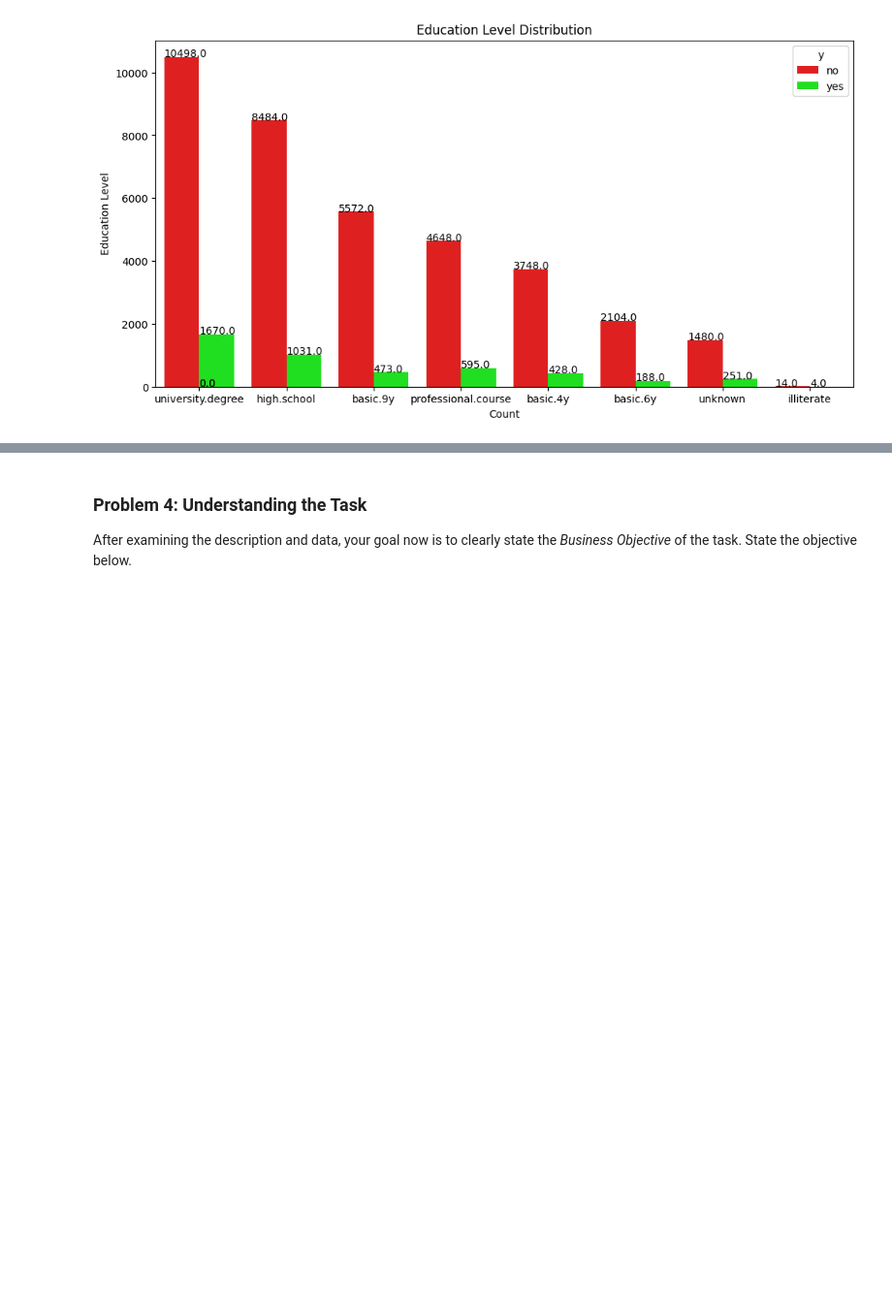
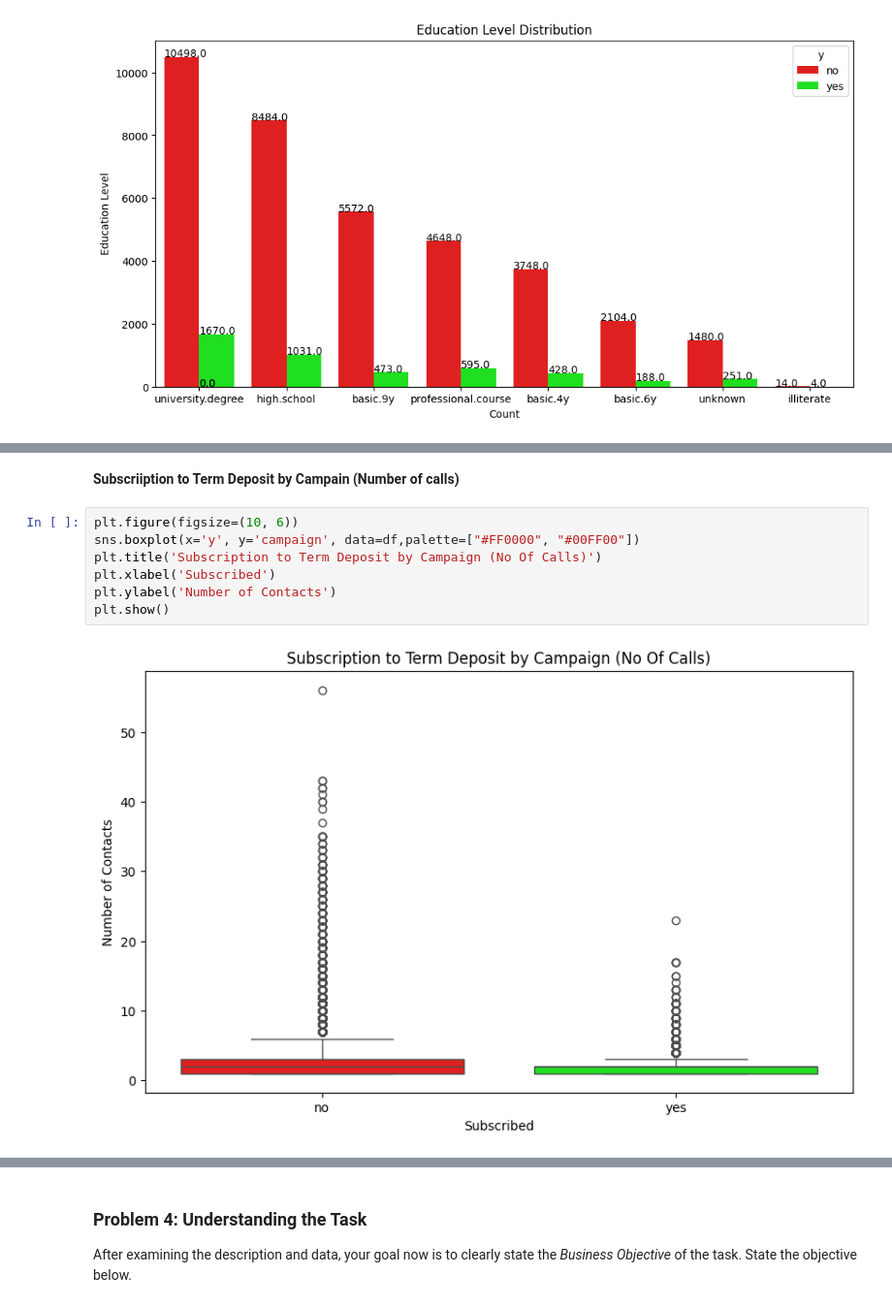
Before and after one commit to purnachand1186/bankMarketing_ML, a Jupyter notebook: prompt_III.ipynb, the cells around one changed output, grey strips where cells are left out. Shown at 97% size. Drawn from its saved outputs; the diff is of its cells as text; blank space fills up the shorter version.

```diff
--- a/prompt_III.ipynb
+++ b/prompt_III.ipynb
@@ -247,0 +244,11 @@ plt.show()
+# %% [markdown]
+**Subscriiption to Term Deposit by Campain (Number of calls)**
+# %%
+plt.figure(figsize=(10, 6))
+sns.boxplot(x='y', y='campaign', data=df,palette=["#FF0000", "#00FF00"])
+plt.title('Subscription to Term Deposit by Campaign (No Of Calls)')
+plt.xlabel('Subscribed')
+plt.ylabel('Number of Contacts')
+plt.show()
+# %% [output]
+[figure, added]
```
Also changed, not shown: parts of 9 cells of this notebook.
